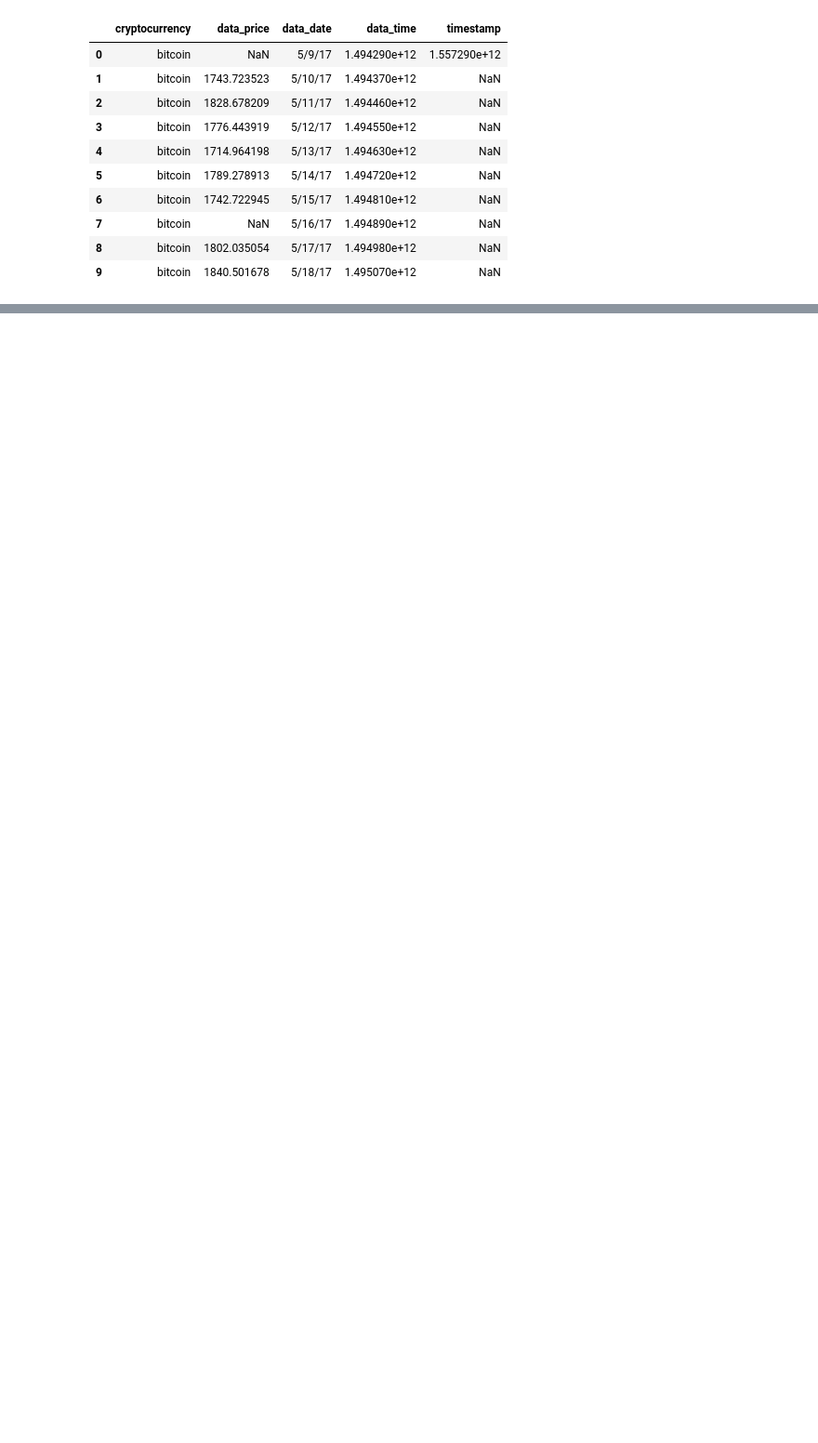
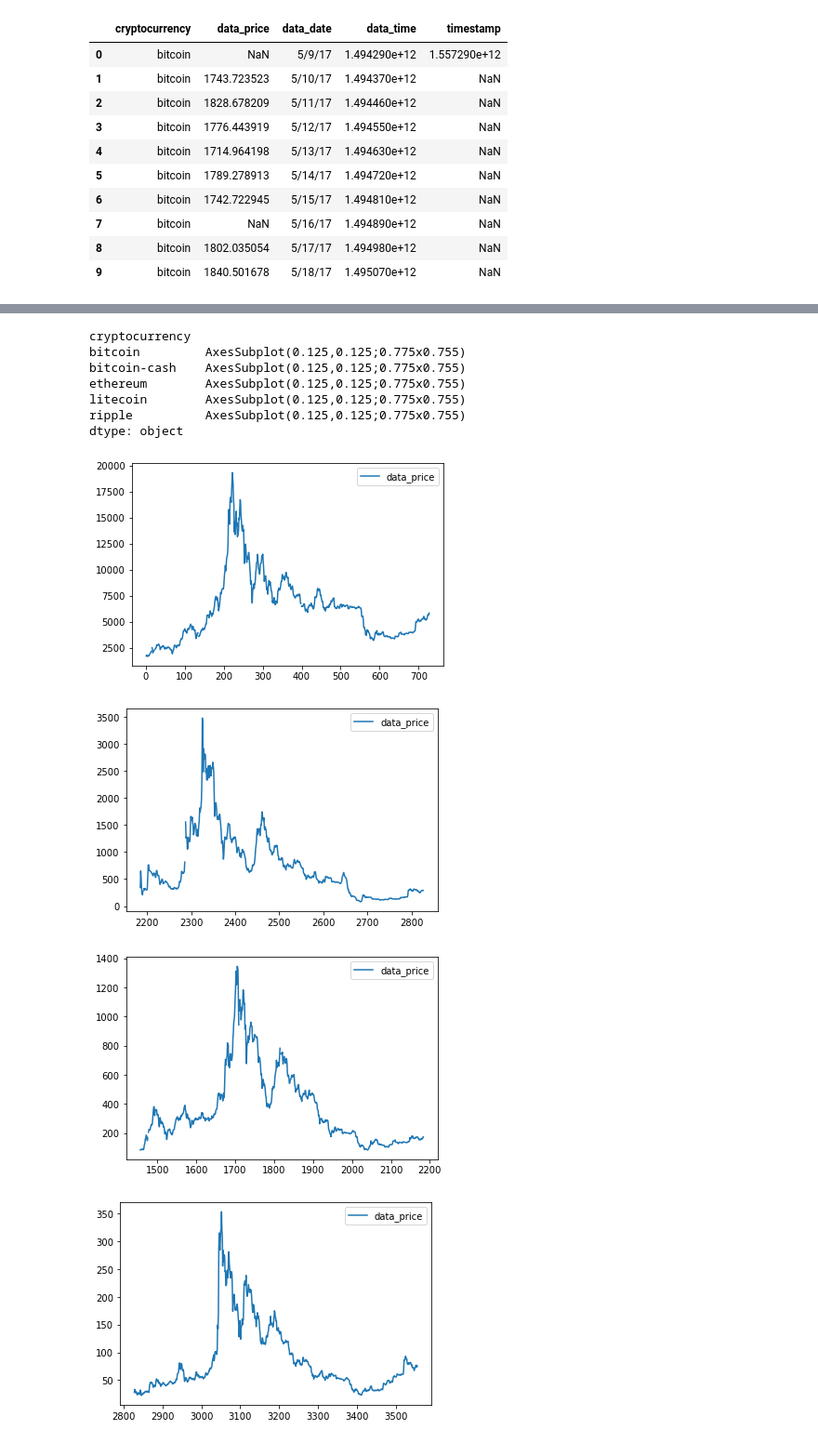
Before and after one commit to satishsurath/OnlineResources, a Jupyter notebook: PythonJupyterNotebooks/Week3-Day3-Activity3.ipynb, the cells around one changed output, grey strips where cells are left out. Shown: that part at 93% size. Cells and saved outputs as stored; diff of their text form; code cells hidden in the pictures; blank space fills up the shorter version.

```diff
--- a/PythonJupyterNotebooks/Week3-Day3-Activity3.ipynb
+++ b/PythonJupyterNotebooks/Week3-Day3-Activity3.ipynb
@@ -18,0 +28,4 @@ df.head(10)
+# %%
+#we wnt to drop the columns
+df.drop(columns=['data_time','timestamp'],inplace=True)
+df
@@ -18,0 +46,4 @@ df.head(10)
+# %%
+#now casting date to datetime
+df['data_date'] = pd.to_datetime(df['data_date'])
+df
@@ -18,0 +64,4 @@ df.head(10)
+# %%
+#setting the Date as index
+df.set_index('data_date')
+df
@@ -18,0 +125,14 @@ df.head(10)
+# %%
+df.groupby('cryptocurrency')[['data_price']].plot(legend=True)
+# %% [output]
+cryptocurrency
+bitcoin         AxesSubplot(0.125,0.125;0.775x0.755)
+bitcoin-cash    AxesSubplot(0.125,0.125;0.775x0.755)
+ethereum        AxesSubplot(0.125,0.125;0.775x0.755)
+litecoin        AxesSubplot(0.125,0.125;0.775x0.755)
+ripple          AxesSubplot(0.125,0.125;0.775x0.755)
+dtype: object
+[figure, added]
+[figure, added]
+[figure, added]
+[figure, added]
```
Also changed, not shown: parts of 10 cells of this notebook.
